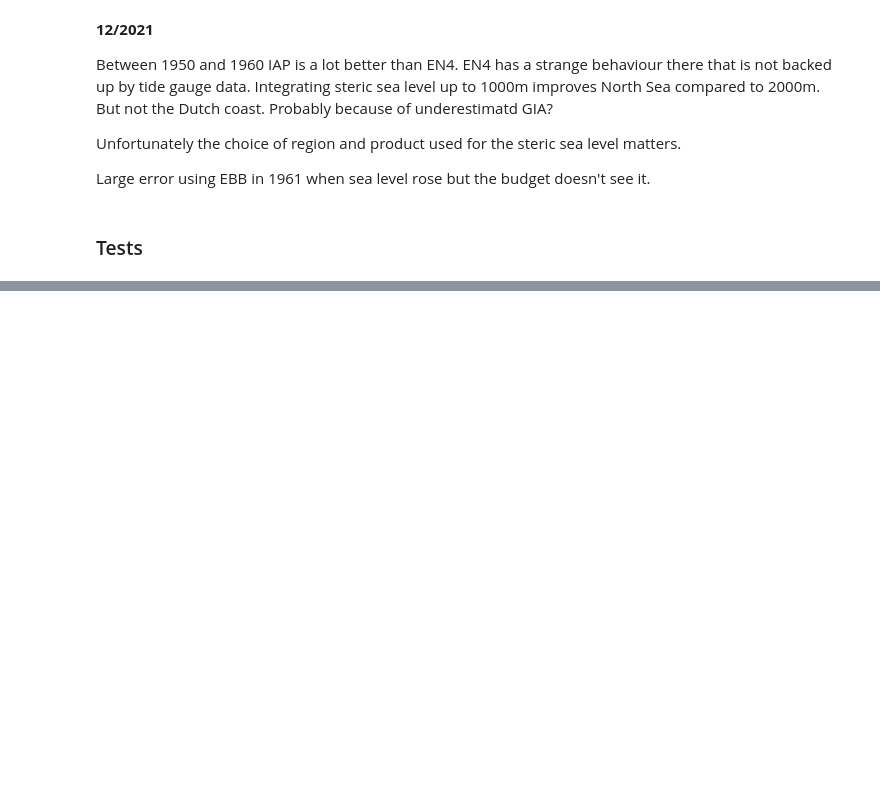
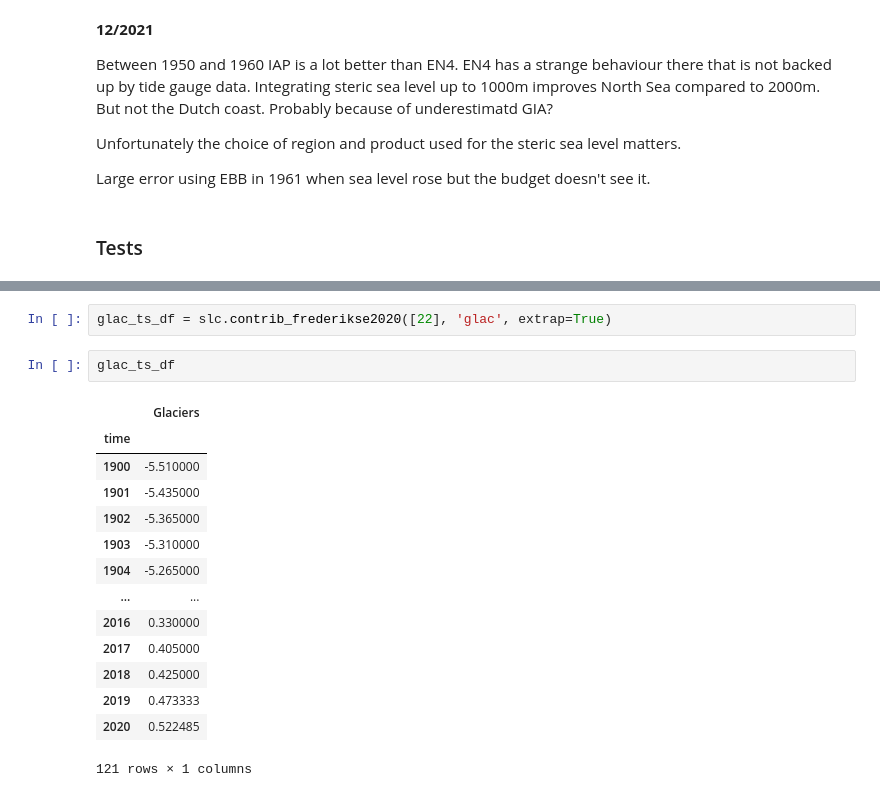
Before and after one commit to Jacobiaan/SLBudget, a Jupyter notebook: notebooks/Budget.ipynb, the cells around one changed output, grey strips where cells are left out. Cells and saved outputs as stored; diff of their text form; blank space fills up the shorter version.

```diff
--- a/notebooks/Budget.ipynb
+++ b/notebooks/Budget.ipynb
@@ -246,0 +232,19 @@ a
+# %%
+glac_ts_df = slc.contrib_frederikse2020([22], 'glac', extrap=True)
+# %%
+glac_ts_df
+# %% [output]
+|  | Glaciers |
+| time |  |
+| 1900 | -5.510000 |
+| 1901 | -5.435000 |
+| 1902 | -5.365000 |
+| 1903 | -5.310000 |
+| 1904 | -5.265000 |
+| ... | ... |
+| 2016 | 0.330000 |
+| 2017 | 0.405000 |
+| 2018 | 0.425000 |
+| 2019 | 0.473333 |
+| 2020 | 0.522485 |
+121 rows × 1 columns
```
Also changed, not shown: parts of 13 cells of this notebook, 2 other files.
